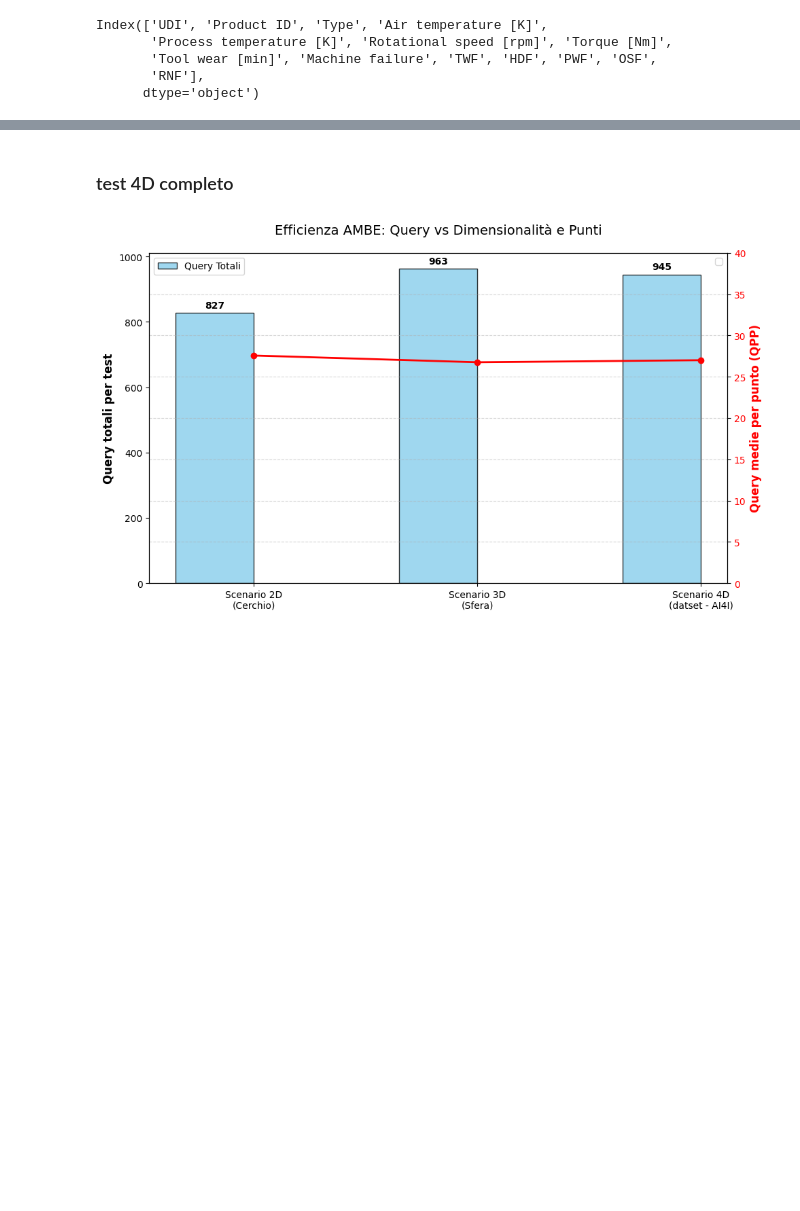
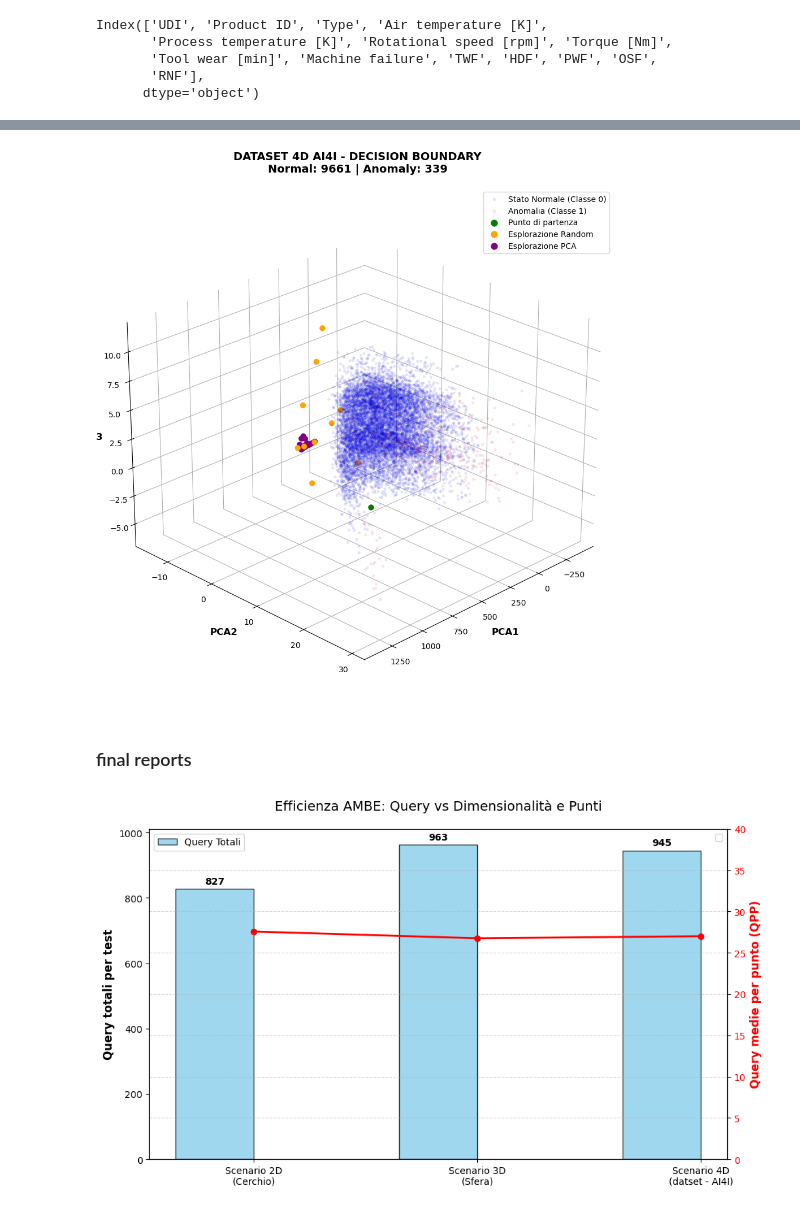
Before and after one commit to DISTA-IoT/ambe, a Jupyter notebook: ambe.ipynb, the cells around one changed output, grey strips where cells are left out. Cells and saved outputs as stored; diff of their text form; code cells hidden in the pictures; blank space fills up the shorter version.

```diff
--- a/ambe.ipynb
+++ b/ambe.ipynb
@@ -2346,5 +2380,81 @@ Punti totali sul confine: 12
-# %% [markdown]
-### test 4D completo
+# %%
+pca_3d = PCA(n_components=3)
+X_3d = pca_3d.fit_transform(X)
+normal_points = X_3d[y == 0]
+anomaly_points = X_3d[y == 1]
+frontier_points = pca_3d.transform(explorer.history)
+
+# Creazione figura 3D
+fig = plt.figure(figsize=(12, 10))
+ax = fig.add_subplot(111, projection='3d')
+
+# Plot punti NORMALI (blu)
+ax.scatter(normal_points[:, 0], normal_points[:, 1], normal_points[:, 2],
+           c='blue', alpha=0.1, s=10, label='Stato Normale (Classe 0)',
+           edgecolors='darkblue', linewidth=0.3, depthshade=True)
+
+
+# Plot punti ANOMALI (rosso)
+ax.scatter(anomaly_points[:, 0], anomaly_points[:, 1], anomaly_points[:, 2],
+           c='red', alpha=0.1, s=10, label='Anomalia (Classe 1)',
+           edgecolors='darkred', linewidth=0.3, depthshade=True)
+
+
+# Plot punti di frontiera trovati:
+frontier_init_point = frontier_points[0]
+frontier_random_points = frontier_points[[pt == 'random' for pt in explorer.point_types]]
+frontier_pca_points = frontier_points[[pt == 'pca' for pt in explorer.point_types]]
+
+ax.scatter(frontier_init_point[0], frontier_init_point[1], frontier_init_point[2],
+           c='green', alpha=1, s=50, label='Punto di partenza',
+           edgecolors='darkgreen', linewidth=0.3, depthshade=True)
+
+ax.scatter(frontier_random_points[:, 0], frontier_random_points[:, 1], frontier_random_points[:, 2],
+           c='orange', alpha=1, s=50, label='Esplorazione Random',
+           edgecolors='darkorange', linewidth=0.3, depthshade=True)
+
+ax.scatter(frontier_pca_points[:, 0], frontier_pca_points[:, 1], frontier_pca_points[:, 2],
+           c='purple', alpha=1, s=50, label='Esplorazione PCA',
+           edgecolors='purple', linewidth=0.3, depthshade=True)
+
+
+
+
+# Configurazione assi e titolo
+ax.set_xlabel('PCA1', fontsize=12, fontweight='bold', labelpad=10)
+ax.set_ylabel('PCA2', fontsize=12, fontweight='bold', labelpad=10)
+ax.set_zlabel('PCA3', fontsize=12, fontweight='bold', labelpad=10)
+
+
+ax.set_title('DATASET 4D AI4I - DECISION BOUNDARY\n' +
+            f'Normal: {normal_points.shape[0]} | Anomaly: {anomaly_points.shape[0]}',
+            fontsize=14, fontweight='bold', pad=20)
+
+# Legenda personalizzata
+ax.legend(loc='upper right', fontsize=10, markerscale=1.2)
+
+
+# Griglia e vista ottimale
+ax.grid(True, alpha=0.3, linestyle='--')
+ax.xaxis.pane.fill = False
+ax.yaxis.pane.fill = False
+ax.zaxis.pane.fill = False
+ax.xaxis.pane.set_edgecolor('w')
+ax.yaxis.pane.set_edgecolor('w')
+ax.zaxis.pane.set_edgecolor('w')
+
+
+# Imposta angolo di visualizzazione
+ax.view_init(elev=25, azim=45)
+
+
+
+plt.tight_layout()
+plt.show()
+# %% [output]
+[figure, added]
+# %% [markdown]
+### final reports
 # %%
 import matplotlib.pyplot as plt
 import numpy as np
```
Also changed, not shown: parts of 3 cells of this notebook.
